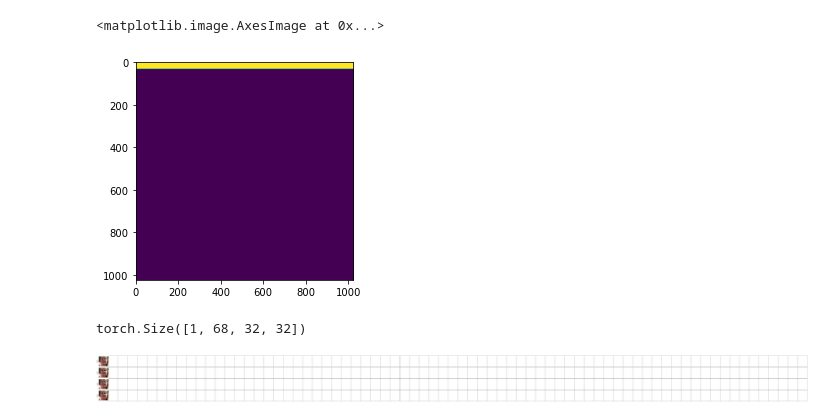
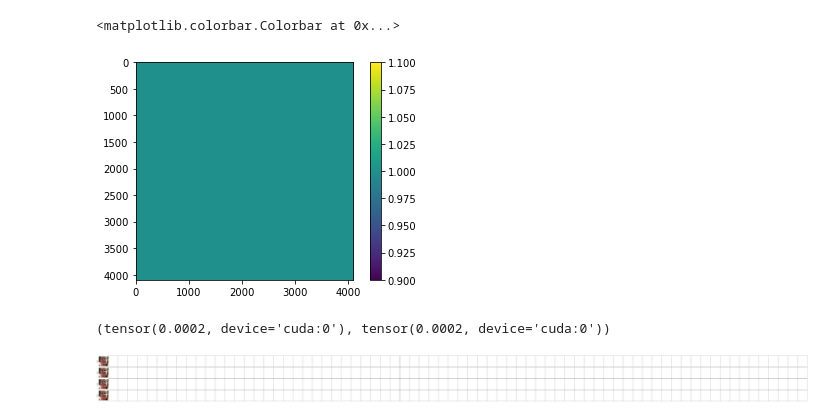
Before and after one commit to 00itamarts00/FacialLandmarkDetectionDETR, a Jupyter notebook: notebooks/visualize_attention_maps.ipynb, the cells around one changed output. Cells and saved outputs as stored; diff of their text form; code cells hidden in the pictures.

```diff
--- a/notebooks/visualize_attention_maps.ipynb
+++ b/notebooks/visualize_attention_maps.ipynb
@@ -63,15 +64,29 @@ kwargs = {}
 
 features = []
 global_enc_atten_maps = []
+reduce = []
+forward = []
 
 feature_hooks = [model.final_layer.register_forward_hook(lambda self, input, output1: features.append(output1))]
 # x = F.interpolate(x, size=(64, 64), mode='bilinear', align_corners=False)
+
+reduce_hooks = [model.reduce.register_forward_hook(lambda self, input, output1: reduce.append(output1))]
+
 
 atten_maps_hooks = [model.global_encoder.layers[i].self_attn.register_forward_hook(
     lambda self, input, output: global_enc_atten_maps.append(output[1])) for i in
     range(len(model.global_encoder.layers))]
 
+forward_pre_hooks = [model.global_encoder.register_forward_hook(
+    lambda self, input, output: forward.append(output)) for i in
+    range(len(model.global_encoder.layers))]
+
+
+
 with torch.no_grad():
     output, preds = inference(model=model, input_batch=input_, **{'model_name': tl.params.train.model})
     [h.remove() for h in feature_hooks]
     [h.remove() for h in atten_maps_hooks]
+    [h.remove() for h in reduce_hooks]
+    [h.remove() for h in query_hooks]
+    [h.remove() for h in forward_pre_hooks]
@@ -89,12 +161,13 @@ attn_map_pos = tpts[0] / down_rate
 # %%
-plt.imshow(global_enc_atten_maps[3][0].detach().cpu().numpy())
+plt.imshow(global_enc_atten_maps[0][0].detach().cpu().numpy()/global_enc_atten_maps[0][0].detach().cpu().numpy().max())
+plt.colorbar()
 # %% [output]
-<matplotlib.image.AxesImage at 0x...>
+<matplotlib.colorbar.Colorbar at 0x...>
-[figure, old version]
+[figure, new version]
 # %%
-features[0].shape
+global_enc_atten_maps[3][0].max(), global_enc_atten_maps[3][0].min()
 # %% [output]
-torch.Size([1, 68, 32, 32])
+(tensor(0.0002, device='cuda:0'), tensor(0.0002, device='cuda:0'))
 # %%
 # random pos
 x1 = img_viz.shape[1] * torch.rand(1)
```
Also changed, not shown: parts of 18 cells of this notebook, 1 other file.
